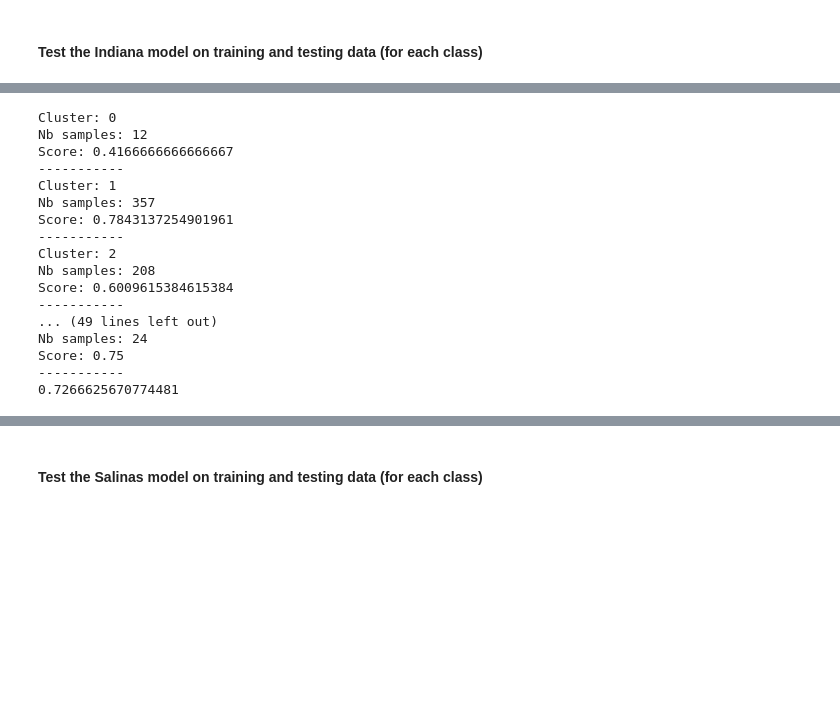
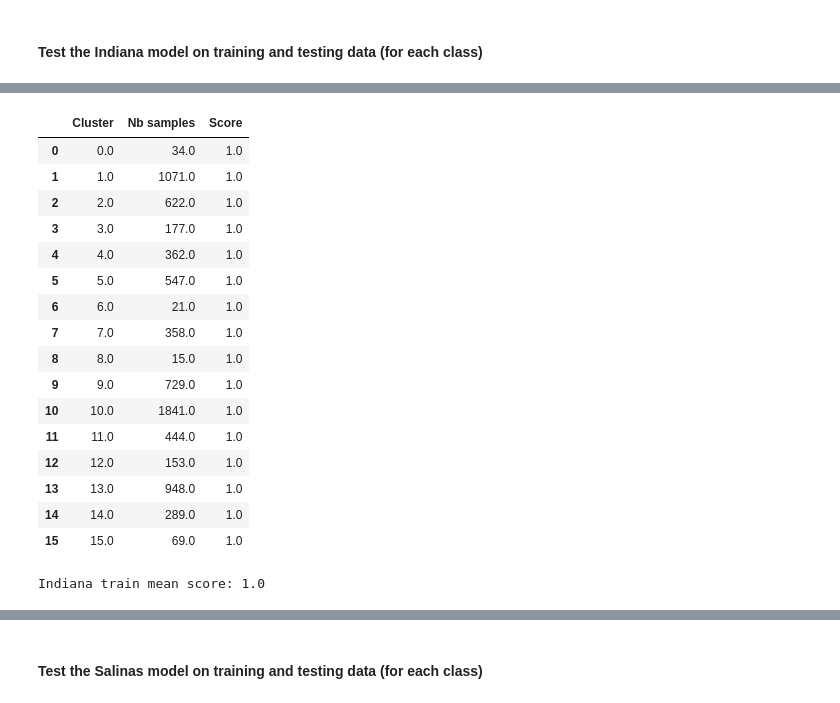
Before and after one commit to SabineHU/projet-IML, a Jupyter notebook: src/supervised_random_forest_classifier.ipynb, the cells around one changed output, grey strips where cells are left out. Cells and saved outputs as stored; diff of their text form; code cells hidden in the pictures; blank space fills up the shorter version.

```diff
--- a/src/supervised_random_forest_classifier.ipynb
+++ b/src/supervised_random_forest_classifier.ipynb
@@ -272,31 +223,22 @@ Training score: 1.0
-# %%
-indiana_testing_score = 0
-for cluster in labels_indiana:
-    idxs = np.argwhere(y_test_indiana_labels == cluster).flatten()
-    score = modelRF_indiana.score(x_test_indiana[idxs], y_test_indiana_labels[idxs])
-    indiana_testing_score += score
-    print("Cluster: {}".format(cluster))
-    print("Nb samples: {}".format(y_test_indiana_labels[idxs].size))
-    print("Score: {}".format(score))
-    print("-----------")
-
-indiana_testing_score /= len(labels_indiana)
-print(indiana_testing_score)
-# %% [output]
-Cluster: 0
-Nb samples: 12
-Score: 0.4166666666666667
------------
-Cluster: 1
-Nb samples: 357
-Score: 0.7843137254901961
------------
-Cluster: 2
-Nb samples: 208
-Score: 0.6009615384615384
------------
-... (49 lines left out)
-Nb samples: 24
-Score: 0.75
------------
-0.7266625670774481
+# %%
+indiana_train_mean_score = calculate_mean_score(labels_indiana, x_train_indiana, y_train_indiana_labels, modelRF_indiana)
+print("Indiana train mean score: {}".format(indiana_train_mean_score))
+# %% [output]
+|  | Cluster | Nb samples | Score |
+| 0 | 0.0 | 34.0 | 1.0 |
+| 1 | 1.0 | 1071.0 | 1.0 |
+| 2 | 2.0 | 622.0 | 1.0 |
+| 3 | 3.0 | 177.0 | 1.0 |
+| 4 | 4.0 | 362.0 | 1.0 |
+| 5 | 5.0 | 547.0 | 1.0 |
+| 6 | 6.0 | 21.0 | 1.0 |
+| 7 | 7.0 | 358.0 | 1.0 |
+| 8 | 8.0 | 15.0 | 1.0 |
+| 9 | 9.0 | 729.0 | 1.0 |
+| 10 | 10.0 | 1841.0 | 1.0 |
+| 11 | 11.0 | 444.0 | 1.0 |
+| 12 | 12.0 | 153.0 | 1.0 |
+| 13 | 13.0 | 948.0 | 1.0 |
+| 14 | 14.0 | 289.0 | 1.0 |
+| 15 | 15.0 | 69.0 | 1.0 |
+Indiana train mean score: 1.0
```
Also changed, not shown: parts of 58 cells of this notebook, 4 other files.
